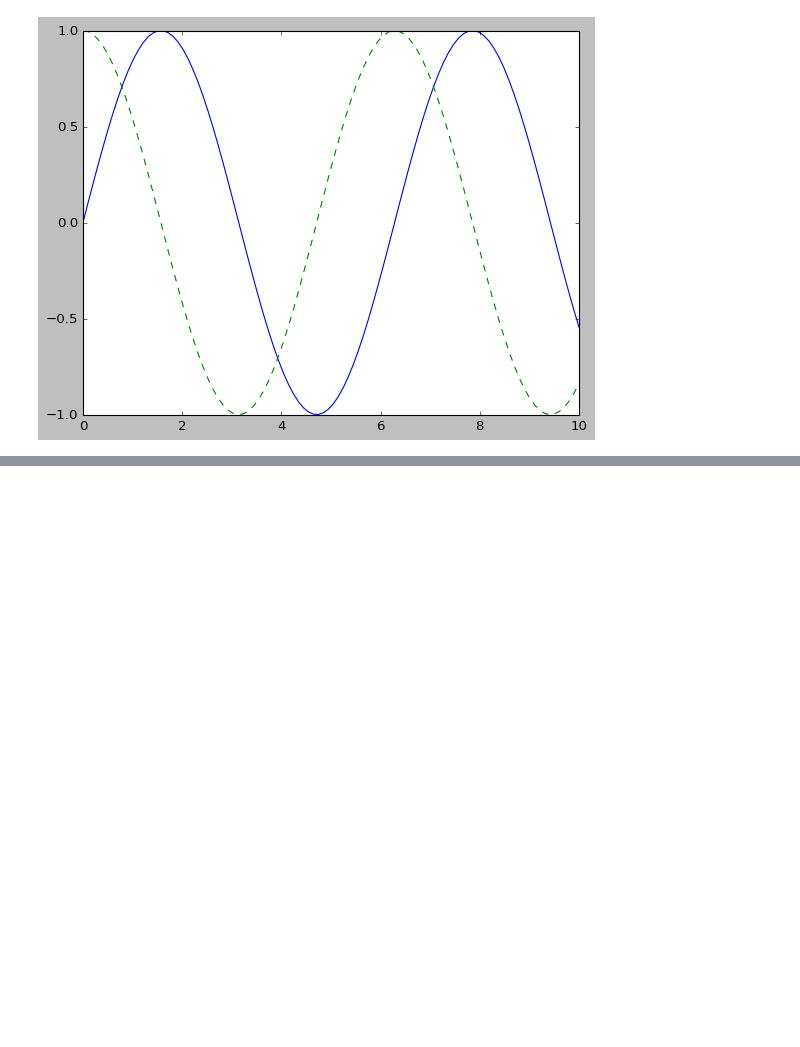
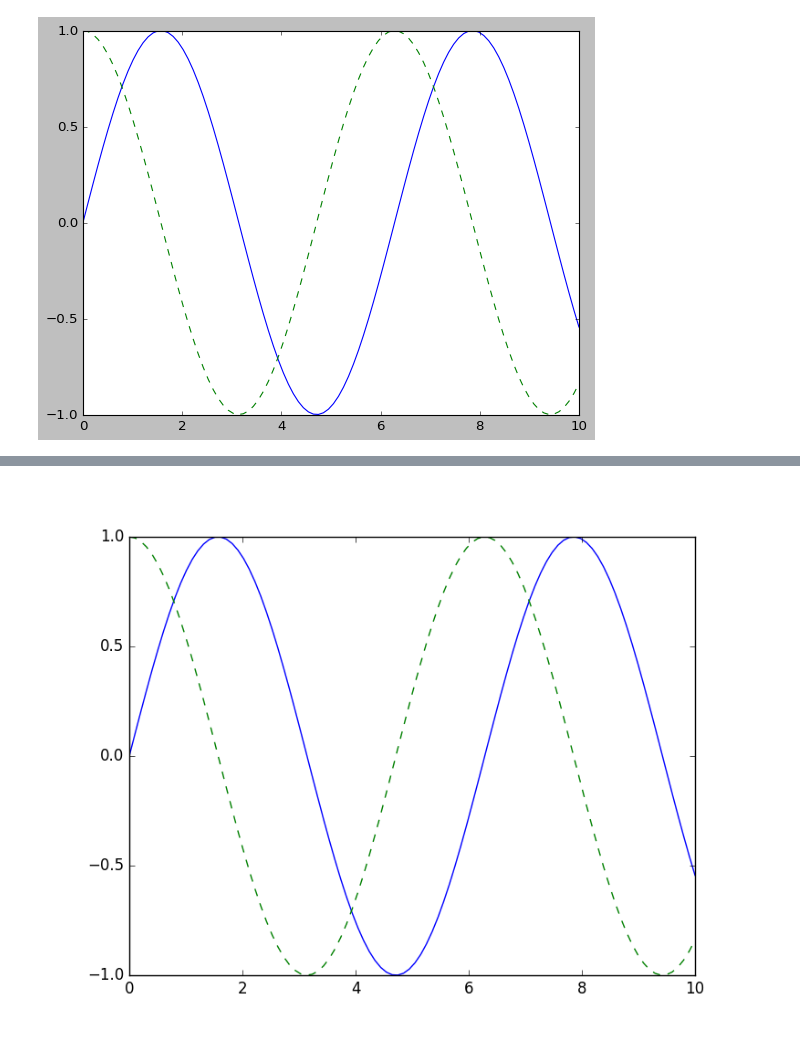
Before and after one commit to anumit-web/ML-Masterlist-2024, a Jupyter notebook: Matplotlib/Matplotlib_Masterlist_1.ipynb, the cells around one changed output, grey strips where cells are left out. Drawn from its saved outputs; the diff is of its cells as text; code cells hidden in the pictures; blank space fills up the shorter version.

```diff
--- a/Matplotlib/Matplotlib_Masterlist_1.ipynb
+++ b/Matplotlib/Matplotlib_Masterlist_1.ipynb
@@ -28,0 +35,5 @@ plt.plot(x, np.cos(x), '--');
+# %%
+from IPython.display import Image
+Image('my_figure.png')
+# %% [output]
+[figure, added]
```
Also changed, not shown: parts of 2 cells of this notebook.
